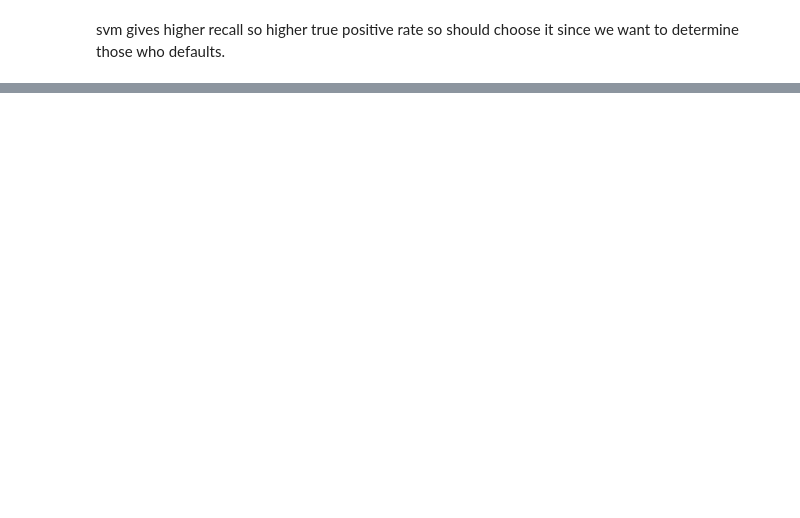
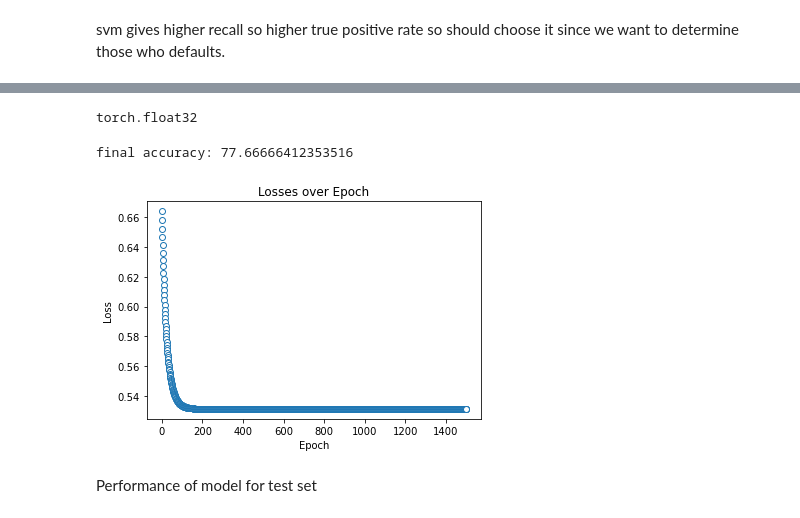
Before and after one commit to zeentan22/credit_default_prediction, a Jupyter notebook: Project code.ipynb, the cells around one changed output, grey strips where cells are left out. Drawn from its saved outputs; the diff is of its cells as text; code cells hidden in the pictures; blank space fills up the shorter version.

```diff
--- a/Project code.ipynb
+++ b/Project code.ipynb
@@ -872,0 +919,47 @@ svm gives higher recall so higher true positive rate so should choose it since w
+# %%
+train_x_torch = torch.tensor(train_x.to_numpy().astype(np.float32))
+train_y_torch = torch.tensor(train_y.to_numpy().astype(np.float32).reshape(22500,1))
+test_x_torch = torch.tensor(test_x.to_numpy().astype(np.float32))
+test_y_torch = torch.tensor(test_y.to_numpy().astype(np.float32).reshape(7500,1))
+# %%
+train_x_torch.dtype
+# %% [output]
+torch.float32
+# %%
+numepochs = 1500
+def train_model(ANNclassify):
+    losses = torch.zeros(numepochs)
+    for epoch_i in range(numepochs):
+
+        #initialize losses
+        yHat = ANNclassify(train_x_torch)
+
+        #compute loss
+        loss = lossfun(yHat, train_y_torch)
+        losses[epoch_i] = loss
+
+        #backprop
+        optimizer.zero_grad()
+        loss.backward()
+        optimizer.step()
+
+    predictions = ANNclassify(train_x_torch)
+    totalacc = 100 * torch.mean(((predictions > 0.5) == train_y_torch).float())
+
+    return losses, predictions, totalacc
+# %%
+ANNclassify, lossfun, optimizer = buildANNmodel()
+losses, predictions, totalacc = train_model(ANNclassify)
+print(f"final accuracy: {totalacc}")
+# %% [output]
+final accuracy: 77.66666412353516
+# %%
+plt.plot(losses.detach(), 'o', markerfacecolor = 'w', linewidth = .1)
+plt.xlabel('Epoch')
+plt.ylabel('Loss')
+plt.title("Losses over Epoch")
+plt.show()
+# %% [output]
+[figure, added]
+# %% [markdown]
+Performance of model for test set
```
Also changed, not shown: parts of 8 cells of this notebook.
